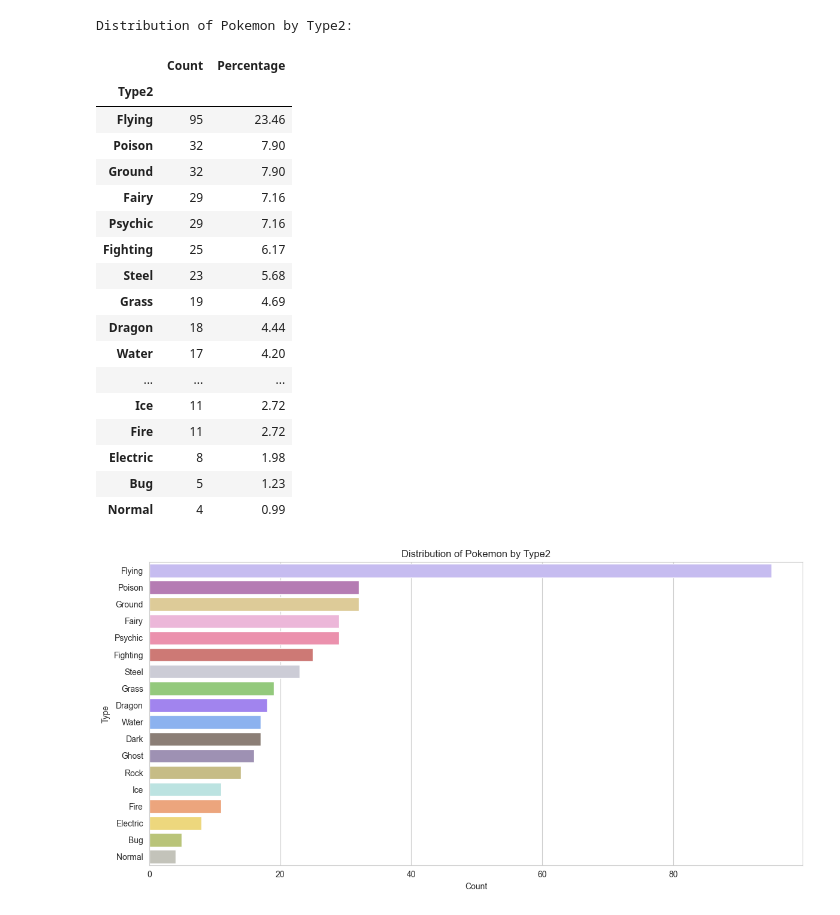
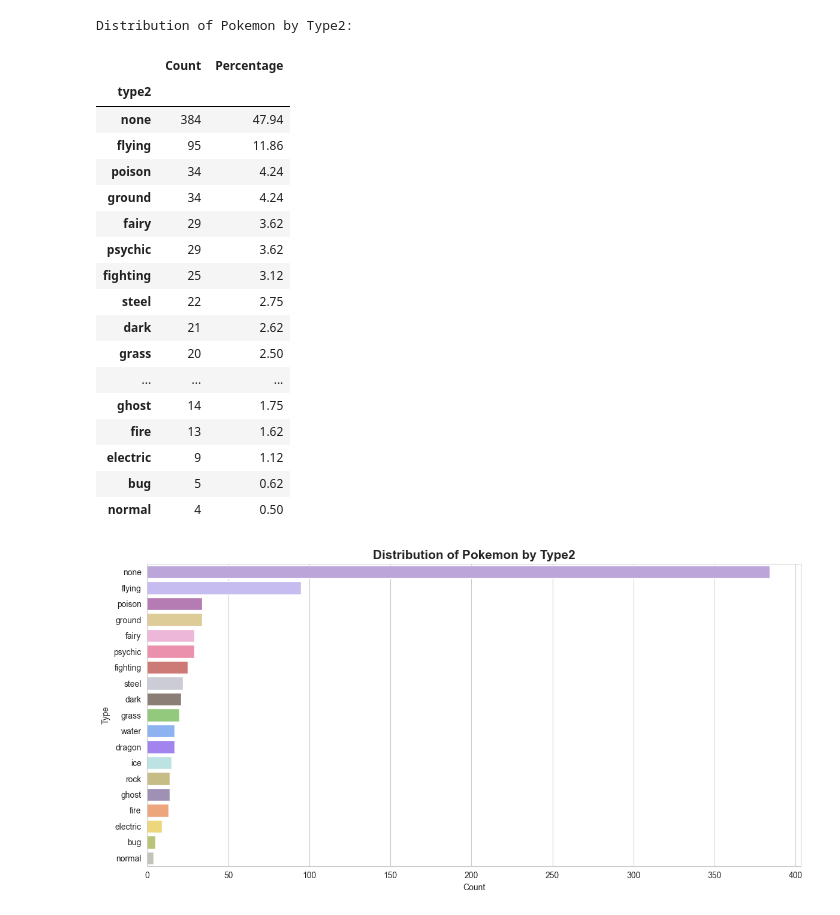
Before and after one commit to abbas-poonawala/ds-internship, a Jupyter notebook: full-ds-ml/project5/project5.ipynb, the cells around one changed output. Cells and saved outputs as stored; diff of their text form; code cells hidden in the pictures.

```diff
--- a/full-ds-ml/project5/project5.ipynb
+++ b/full-ds-ml/project5/project5.ipynb
@@ -40,7 +65,4 @@ df = pd.read_csv(path)
 # shape and types
 print(f"Shape of the dataset: {df.shape}")
 print(f"\nData types:\n{df.dtypes}")
-
-df["Colour"] = df["Type1"].map(typecolours)
-df.loc[df["Type2"].notna(), "Colour"] = "#dca1e6"
 # %% [output]
@@ -157,37 +210,40 @@ plt.show()
 # %%
+type2 = df["type2"].fillna("none").value_counts() # to properly show the null values present
+type2pct = (type2 / type2.sum() * 100).round(2)
+
 print("Distribution of Pokemon by Type2:")
 pd.DataFrame({"Count": type2, "Percentage": type2pct})
 # %% [output]
 Distribution of Pokemon by Type2:
 |  | Count | Percentage |
-| Type2 |  |  |
-| Flying | 95 | 23.46 |
-| Poison | 32 | 7.90 |
-| Ground | 32 | 7.90 |
-| Fairy | 29 | 7.16 |
-| Psychic | 29 | 7.16 |
-| Fighting | 25 | 6.17 |
-| Steel | 23 | 5.68 |
-| Grass | 19 | 4.69 |
-| Dragon | 18 | 4.44 |
-| Water | 17 | 4.20 |
+| type2 |  |  |
+| none | 384 | 47.94 |
+| flying | 95 | 11.86 |
+| poison | 34 | 4.24 |
+| ground | 34 | 4.24 |
+| fairy | 29 | 3.62 |
+| psychic | 29 | 3.62 |
+| fighting | 25 | 3.12 |
+| steel | 22 | 2.75 |
+| dark | 21 | 2.62 |
+| grass | 20 | 2.50 |
 | ... | ... | ... |
-| Ice | 11 | 2.72 |
-| Fire | 11 | 2.72 |
-| Electric | 8 | 1.98 |
-| Bug | 5 | 1.23 |
-| Normal | 4 | 0.99 |
+| ghost | 14 | 1.75 |
+| fire | 13 | 1.62 |
+| electric | 9 | 1.12 |
+| bug | 5 | 0.62 |
+| normal | 4 | 0.50 |
 # %%
-# visualisation for typ2
+# visualisation for type2
 colours2 = [typecolours[t] for t in type2pct.index]
 
 fig, ax = plt.subplots(figsize=(12, 6))
 sns.barplot(x=type2.values, y=type2.index, palette=colours2, ax=ax)
-plt.title("Distribution of Pokemon by Type2")
-plt.xlabel("Count")
-plt.ylabel("Type")
+ax.set_title("Distribution of Pokemon by Type2", fontsize=15, fontweight="bold")
+ax.set_xlabel("Count")
+ax.set_ylabel("Type")
 plt.tight_layout()
 plt.show()
 # %% [output]
-[figure, old version]
+[figure, new version]
 # %%
```
Also changed, not shown: parts of 43 cells of this notebook, 5 other files.
